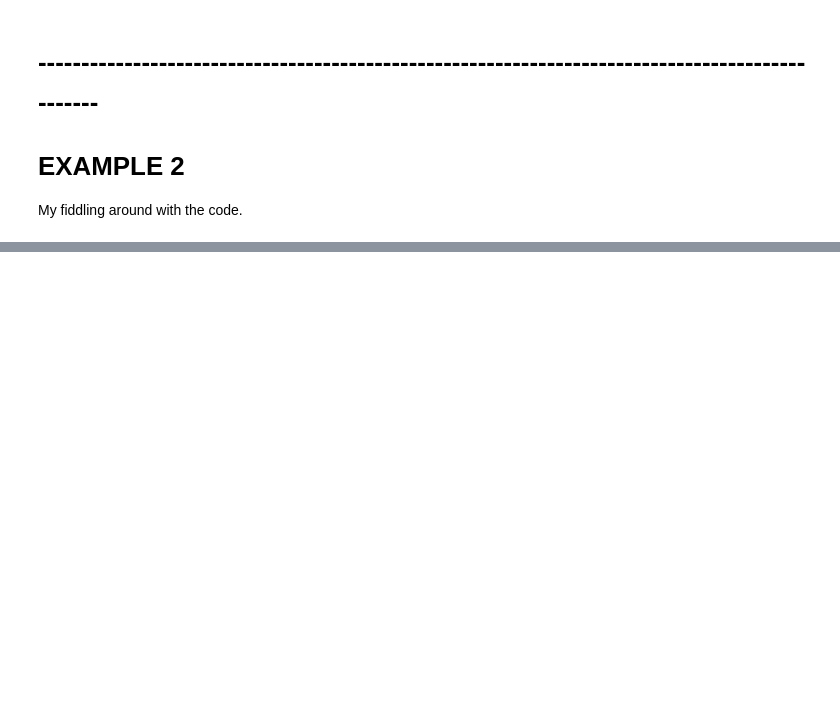
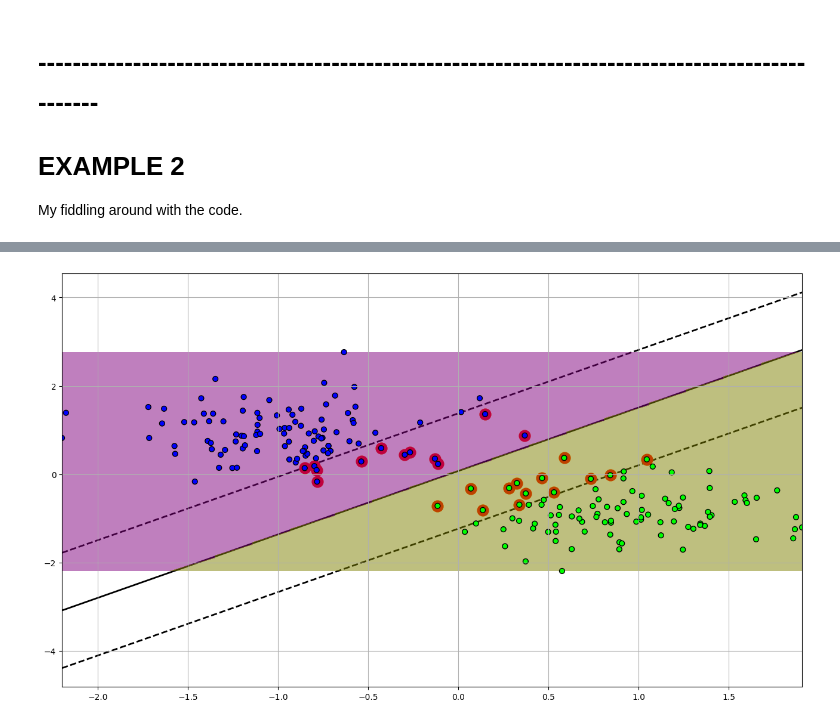
Before and after one commit to Ismaril/training, a Jupyter notebook: AI/algorithms_from_scratch/support_vector_machine.ipynb, the cells around one changed output, grey strips where cells are left out. Drawn from its saved outputs; the diff is of its cells as text; code cells hidden in the pictures; blank space fills up the shorter version.

```diff
--- a/AI/algorithms_from_scratch/support_vector_machine.ipynb
+++ b/AI/algorithms_from_scratch/support_vector_machine.ipynb
@@ -398,6 +283,7 @@ My fiddling around with the code.
 # CREATE DATA
 from sklearn.datasets import make_blobs
 
-X, y = make_blobs(n_samples=1000, centers=2, random_state=42, cluster_std=4)
+# X, y = make_blobs(n_samples=1000, centers=2, random_state=42, cluster_std=4)
+X, y = make_blobs(n_samples=1000, centers=2, random_state=42, cluster_std=2)
 # X, y = make_blobs(n_samples=1000, centers=2, random_state=42, cluster_std=1)
 # %%
@@ -423,5 +324,9 @@ from sklearn.model_selection import train_test_split
 X_train, X_test, y_train, y_test = train_test_split(X_scaled, y, test_size=0.2, random_state=42)
 # %%
 # TRAIN MODEL
-svm2 = MyLinearSVC(C=0.1, eta0=1, eta_d=1000, n_epochs=2000)
+C = 0.1
+eta0 = 1
+eta_d = 1000
+n_epochs = 1000
+svm2 = MyLinearSVC(C=C, eta0=eta0, eta_d=eta_d, n_epochs=n_epochs)
 svm2.fit(X_train, y_train)
@@ -436,5 +347,7 @@ plot_decision_boundary_from_weights(svm2, X, y)
 # %%
 plot2 = Plots()
-plot2.plot_decision_boundary(svm2, X, y)
+plot2.plot_decision_boundary(MyLinearSVC(C=C, eta0=eta0, eta_d=eta_d, n_epochs=n_epochs), X_test, y_test)
+# %% [output]
+[figure, added]
 # %%
 svm2.show_loss_curve()
```
Also changed, not shown: parts of 23 cells of this notebook, 1 other file.
